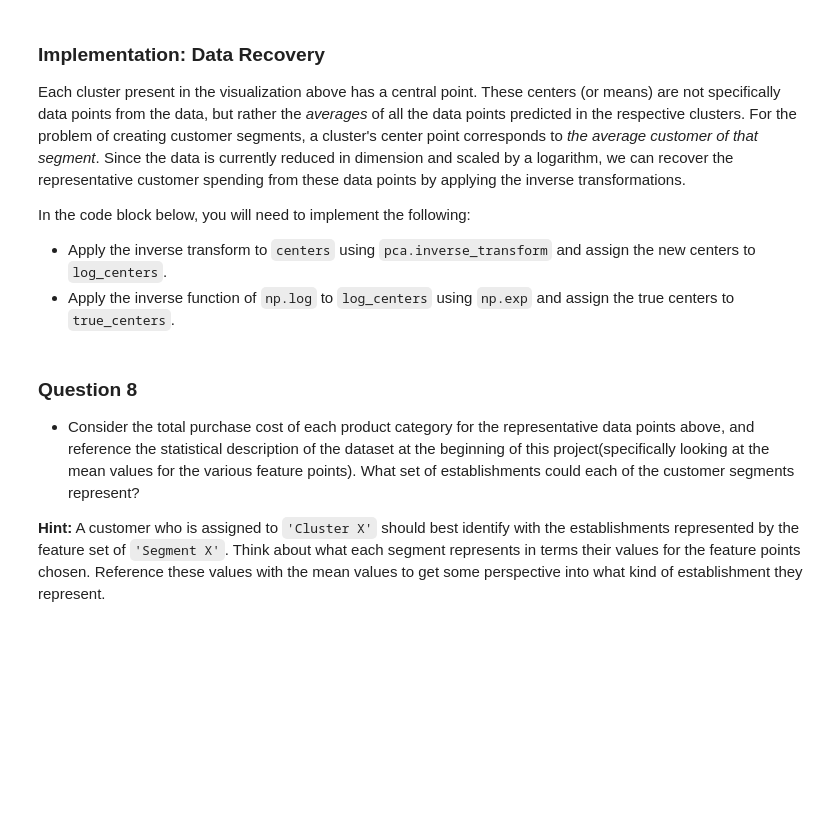
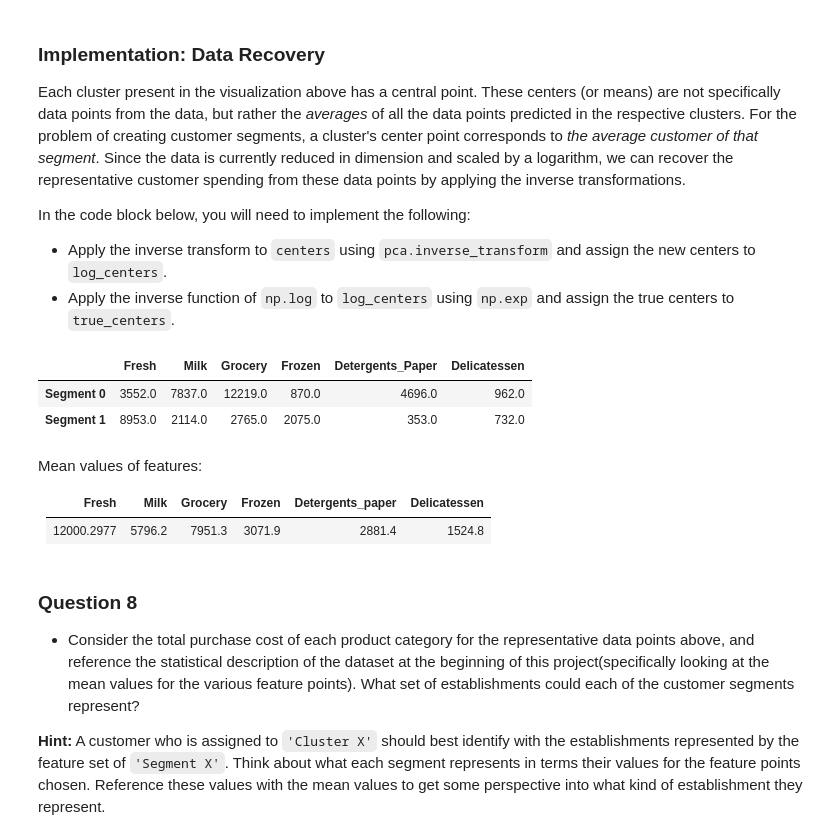
Before and after one commit to BL323/Creating-Customer-Segments-Machine-Learning, a Jupyter notebook: customer_segments.ipynb, the cells around one changed output. Drawn from its saved outputs; the diff is of its cells as text; code cells hidden in the pictures; blank space fills up the shorter version.

```diff
--- a/customer_segments.ipynb
+++ b/customer_segments.ipynb
@@ -413,17 +578,27 @@ In the code block below, you will need to implement the following:
  - Apply the inverse transform to `centers` using `pca.inverse_transform` and assign the new centers to `log_centers`.
  - Apply the inverse function of `np.log` to `log_centers` using `np.exp` and assign the true centers to `true_centers`.
 # %%
-# TODO: Inverse transform the centers
-log_centers = None
+# Inverse transform the centers
+log_centers = pca.inverse_transform(centers)
 
-# TODO: Exponentiate the centers
-true_centers = None
+# Exponentiate the centers
+true_centers = np.exp(log_centers)
 
 # Display the true centers
 segments = ['Segment {}'.format(i) for i in range(0,len(centers))]
 true_centers = pd.DataFrame(np.round(true_centers), columns = data.keys())
 true_centers.index = segments
 display(true_centers)
+# %% [output]
+|  | Fresh | Milk | Grocery | Frozen | Detergents_Paper | Delicatessen |
+| Segment 0 | 3552.0 | 7837.0 | 12219.0 | 870.0 | 4696.0 | 962.0 |
+| Segment 1 | 8953.0 | 2114.0 | 2765.0 | 2075.0 | 353.0 | 732.0 |
+# %% [markdown]
+Mean values of features:
+
+| Fresh	| Milk  	|  Grocery 	|  Frozen 	| Detergents_paper  	| Delicatessen |
+|---	|---	|---	|---	|---	|---	|
+| 12000.2977  	| 5796.2  	|   7951.3 	| 3071.9  	|  2881.4 	|  1524.8     |
 # %% [markdown]
 ### Question 8
 
```
Also changed, not shown: parts of 38 cells of this notebook, 1 other file.
